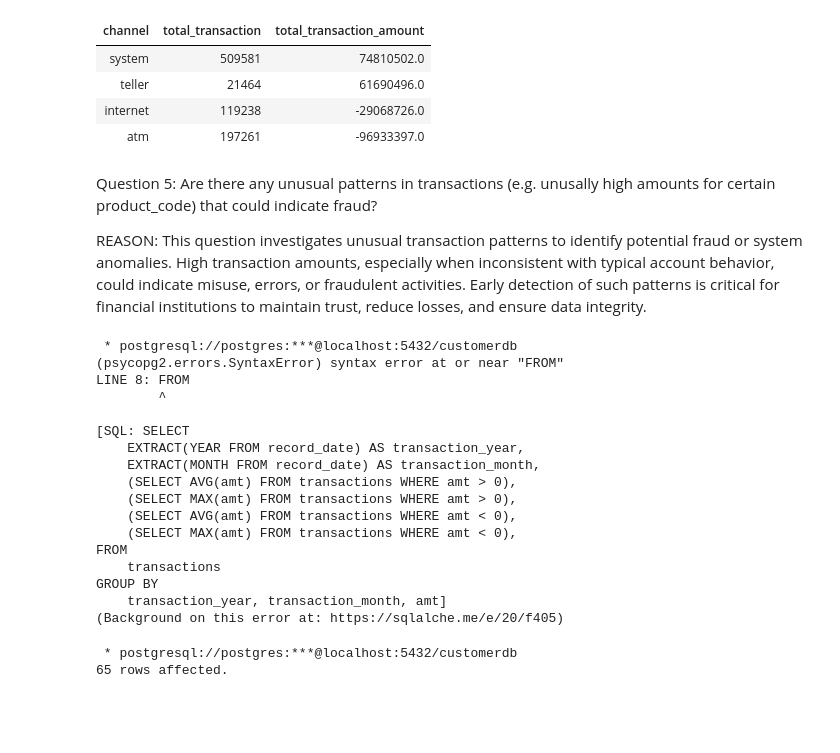
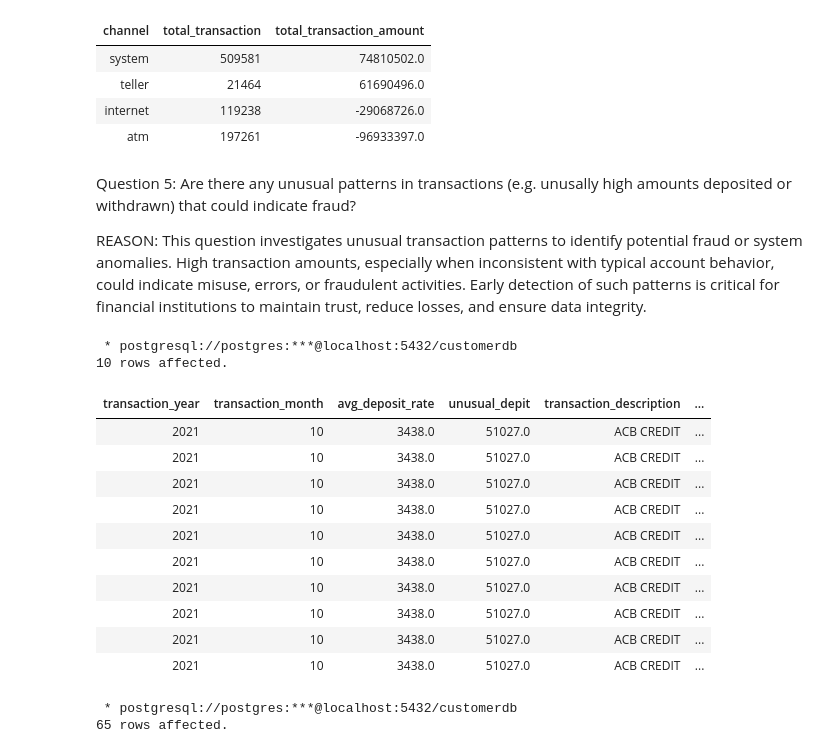
Before and after one commit to kanaka25/ABSA-Data, a Jupyter notebook: Jupyter_Script.ipynb, the cells around one changed output. Saved outputs shown, nothing was run; the diff lists cells and outputs as text; code cells hidden in the pictures; blank space fills up the shorter version.

```diff
--- a/Jupyter_Script.ipynb
+++ b/Jupyter_Script.ipynb
@@ -168,41 +168,39 @@ ORDER BY total_transaction_amount DESC
 | internet | 119238 | -29068726.0 |
 | atm | 197261 | -96933397.0 |
 # %% [markdown]
-Question 5: Are there any unusual patterns in transactions (e.g. unusally high amounts for certain product_code) that could indicate fraud?
+Question 5: Are there any unusual patterns in transactions (e.g. unusally high amounts deposited or withdrawn) that could indicate fraud?
 
 REASON: This question investigates unusual transaction patterns to identify potential fraud or system anomalies. High transaction amounts, especially when inconsistent with typical account behavior, could indicate misuse, errors, or fraudulent activities. Early detection of such patterns is critical for financial institutions to maintain trust, reduce losses, and ensure data integrity.
 # %%
 %%sql
 
 SELECT
     EXTRACT(YEAR FROM record_date) AS transaction_year,
     EXTRACT(MONTH FROM record_date) AS transaction_month,
-    (SELECT AVG(amt) FROM transactions WHERE amt > 0),
-    (SELECT MAX(amt) FROM transactions WHERE amt > 0),
-    (SELECT AVG(amt) FROM transactions WHERE amt < 0),
-    (SELECT MAX(amt) FROM transactions WHERE amt < 0),
+    (SELECT ROUND(AVG(amt)) FROM transactions WHERE amt > 0) AS avg_deposit_rate,
+    (SELECT ROUND(MAX(amt)) FROM transactions WHERE amt > 0) AS unusual_depit,
+    (SELECT transaction_description FROM transactions WHERE amt = (SELECT MAX(amt) FROM transactions)),
+    (SELECT ROUND(AVG(amt)) FROM transactions WHERE amt < 0) AS avg_withdrawal_rate,
+    (SELECT ROUND(MIN(amt)) FROM transactions WHERE amt < 0) AS unusual_withdrawal,
+    (SELECT transaction_description FROM transactions WHERE amt = (SELECT MIN(amt) FROM transactions))
 FROM
     transactions
-GROUP BY
-    transaction_year, transaction_month, amt
+WHERE EXTRACT(MONTH FROM record_date) = 10
+LIMIT 10
 # %% [output]
  * postgresql://postgres:***@localhost:5432/customerdb
-(psycopg2.errors.SyntaxError) syntax error at or near "FROM"
-LINE 8: FROM
-        ^
-
-[SQL: SELECT
-    EXTRACT(YEAR FROM record_date) AS transaction_year,
-    EXTRACT(MONTH FROM record_date) AS transaction_month,
-    (SELECT AVG(amt) FROM transactions WHERE amt > 0),
-    (SELECT MAX(amt) FROM transactions WHERE amt > 0),
-    (SELECT AVG(amt) FROM transactions WHERE amt < 0),
-    (SELECT MAX(amt) FROM transactions WHERE amt < 0),
-FROM
-    transactions
-GROUP BY
-    transaction_year, transaction_month, amt]
-(Background on this error at: https://sqlalche.me/e/20/f405)
+10 rows affected.
+| transaction_year | transaction_month | avg_deposit_rate | unusual_depit | transaction_description | ... |
+| 2021 | 10 | 3438.0 | 51027.0 | ACB CREDIT | ... |
+| 2021 | 10 | 3438.0 | 51027.0 | ACB CREDIT | ... |
+| 2021 | 10 | 3438.0 | 51027.0 | ACB CREDIT | ... |
+| 2021 | 10 | 3438.0 | 51027.0 | ACB CREDIT | ... |
+| 2021 | 10 | 3438.0 | 51027.0 | ACB CREDIT | ... |
+| 2021 | 10 | 3438.0 | 51027.0 | ACB CREDIT | ... |
+| 2021 | 10 | 3438.0 | 51027.0 | ACB CREDIT | ... |
+| 2021 | 10 | 3438.0 | 51027.0 | ACB CREDIT | ... |
+| 2021 | 10 | 3438.0 | 51027.0 | ACB CREDIT | ... |
+| 2021 | 10 | 3438.0 | 51027.0 | ACB CREDIT | ... |
 # %%
 %%sql
 
```
